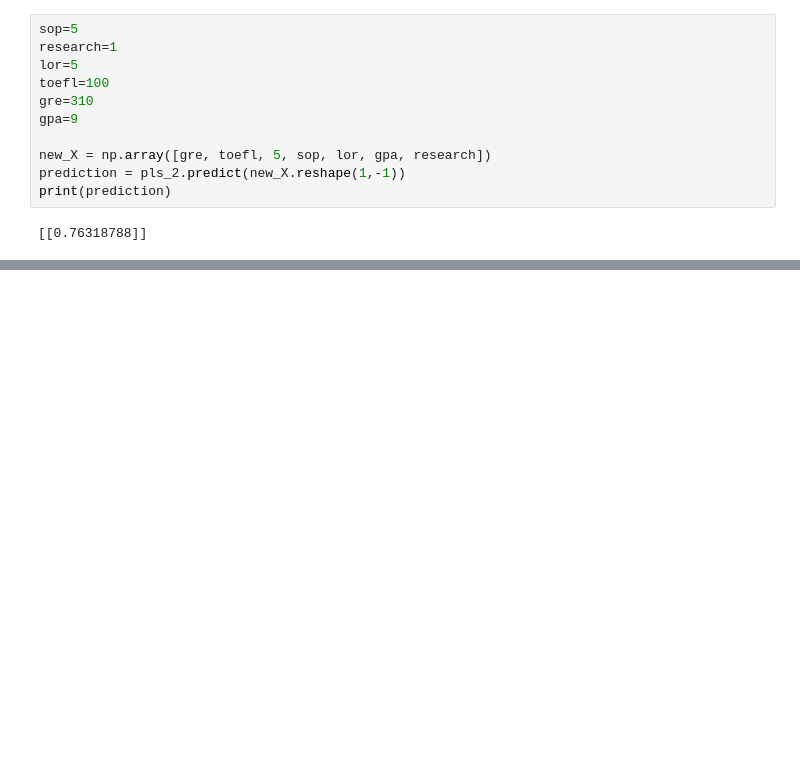
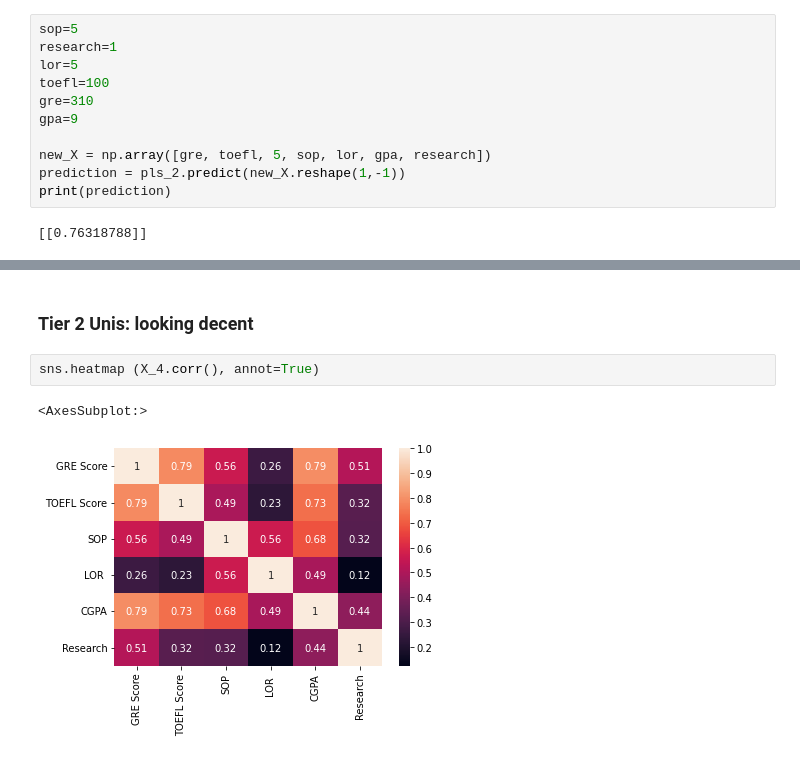
Before and after one commit to emileDesmaili/gradpredictor, a Jupyter notebook: EDA.ipynb, the cells around one changed output, grey strips where cells are left out. Saved outputs shown, nothing was run; the diff lists cells and outputs as text; blank space fills up the shorter version.

```diff
--- a/EDA.ipynb
+++ b/EDA.ipynb
@@ -136,0 +263,7 @@ print(prediction)
+# %% [markdown]
+### Tier 2 Unis: looking decent
+# %%
+sns.heatmap (X_4.corr(), annot=True)
+# %% [output]
+<AxesSubplot:>
+[figure, added]
```
Also changed, not shown: parts of 42 cells of this notebook, 2 other files.
